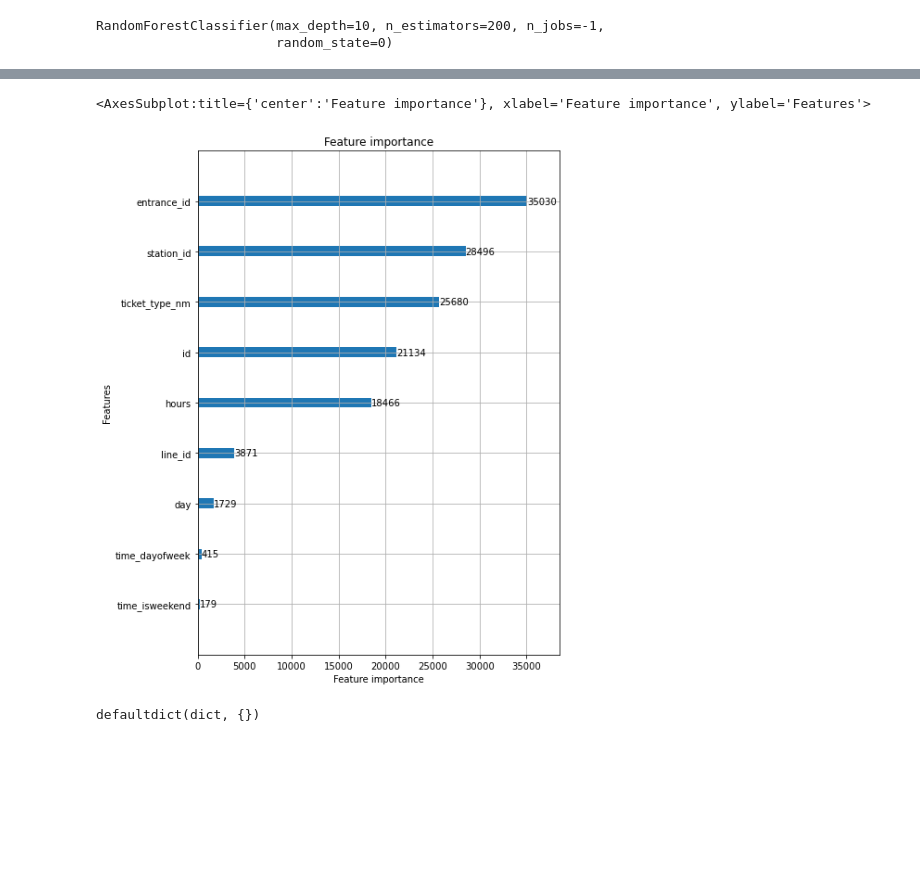
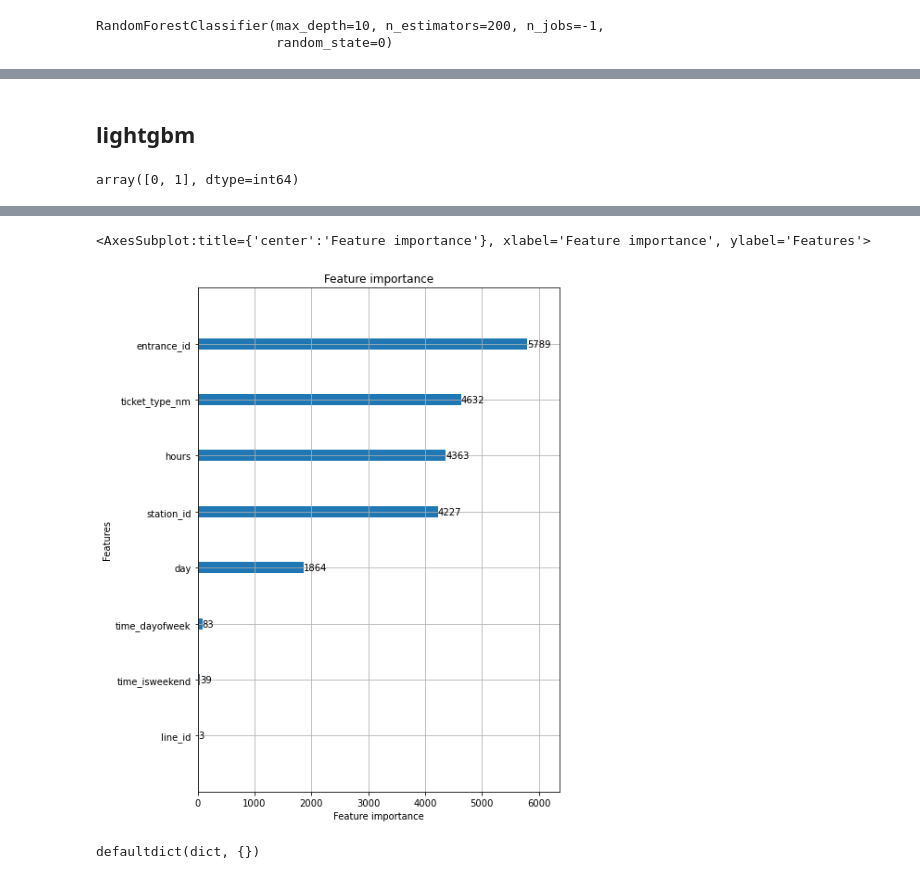
Before and after one commit to ivanlipko/ml_predict_moscow_metro, a Jupyter notebook: Метро_baseline.ipynb, the cells around one changed output, grey strips where cells are left out. Cells and saved outputs as stored; diff of their text form; code cells hidden in the pictures; blank space fills up the shorter version.

```diff
--- a/Метро_baseline.ipynb
+++ b/Метро_baseline.ipynb
@@ -358,6 +659,14 @@ valid["hours"].hist(bins = 100)
 ## Выделим выборки
 # %%
 df = pd.read_csv("./train_dataset_train.csv")
-df, df_bad_classes, df_good_classes = modifydata(df, 10000)
+df, df_bad_classes, df_good_classes, df_id_col = modifydata(df, 15000)
 print(df_bad_classes.shape, df_good_classes.shape, df.shape)
+
+Xa, ya = getFeaturesAndOutput(df)
+X, y = getFeaturesAndOutput(df_good_classes)
+Xb, yb = getFeaturesAndOutput(df_bad_classes)
+
+
+X_train, X_test, y_train, y_test = train_test_split(X, y, test_size=0.3, random_state=42)
+X_train.columns
 # %% [output]
@@ -399,0 +762,19 @@ Index(['ticket_type_nm', 'entrance_id', 'station_id', 'line_id', 'day',
+# %%
+temp = df["label"].value_counts() < 17000
+bad_classes = temp.index[temp.values]
+is_bad_classes = df['label'].isin(bad_classes)
+print(sum(is_bad_classes))
+
+temp = df["label"].value_counts() > 13000
+bad_classes = temp.index[temp.values]
+is_bad_classes = df['label'].isin(bad_classes) & is_bad_classes
+print(sum(is_bad_classes))
+
+print(df.shape)
+df = df.drop( df[is_bad_classes].index)
+print(df.shape)
+
+X, y = getFeaturesAndOutput(df)
+
+X_train, X_test, y_train, y_test = train_test_split(X, y, test_size=0.3, random_state=42)
+print(X_train.columns)
@@ -505,0 +895,2 @@ y.head(10)
+# %% [markdown]
+## lightgbm
@@ -506,12 +908,19 @@ y.head(10)
+# %%
+np.unique(ylabel)
+# %% [output]
+array([0, 1], dtype=int64)
 # %%
 %%time
 
 import lightgbm as lgb
 
-clf = lgb.LGBMClassifier(n_estimators=1500, num_leaves=10, learning_rate=0.05, colsample_bytree=0.75, verbose=100,
-                         subsample=0.75, random_state=13, metric='multi_logloss', objective='multiclass', n_jobs=-1)
-clf.fit(X, ylabel, eval_metric='multi_logloss')
+# clf = lgb.LGBMClassifier(n_estimators=1500, num_leaves=10, learning_rate=0.05, colsample_bytree=0.75, verbose=1000,
+#                          subsample=0.75, random_state=13, metric='multi_logloss', objective='multiclass', n_jobs=-1)
 
+clf = lgb.LGBMClassifier(n_estimators=1500, num_leaves=15, verbose=1000,
+                         random_state=13, metric='f1', objective='binary', n_jobs=-1)
+clf.fit(X, ylabel, eval_metric='recall')
+# multi_error
 
 lgb.plot_importance(clf, figsize=(7,10))
 # %% [output]
@@ -519,5 +928,5 @@ Wall time: 29 s
 <AxesSubplot:title={'center':'Feature importance'}, xlabel='Feature importance', ylabel='Features'>
-[figure, old version]
+[figure, new version]
 # %%
 clf.best_score_
 # %% [output]
```
Also changed, not shown: parts of 81 cells of this notebook.
